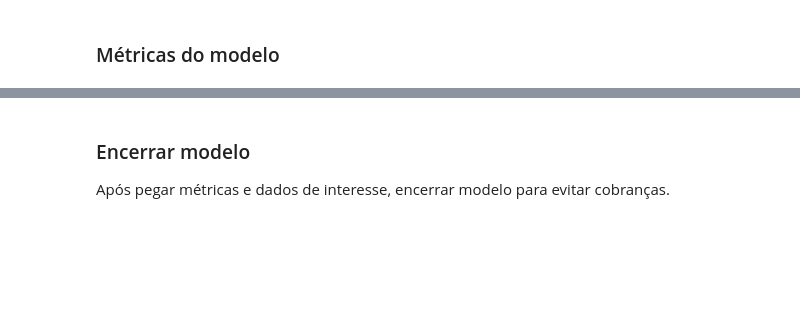
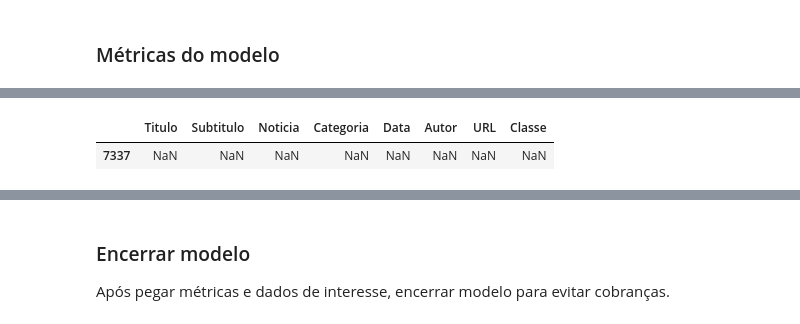
Before and after one commit to RodriguesRBruno/ProjetoMultidisciplinar, a Jupyter notebook: model.ipynb, the cells around one changed output, grey strips where cells are left out. Drawn from its saved outputs; the diff is of its cells as text; code cells hidden in the pictures; blank space fills up the shorter version.

```diff
--- a/model.ipynb
+++ b/model.ipynb
@@ -182,0 +278,5 @@ print(classification_report(y_test_2, y_pred_2))
+# %%
+alternative_df[alternative_df['Noticia'].isna()]
+# %% [output]
+|  | Titulo | Subtitulo | Noticia | Categoria | Data | Autor | URL | Classe |
+| 7337 | NaN | NaN | NaN | NaN | NaN | NaN | NaN | NaN |
```
Also changed, not shown: parts of 50 cells of this notebook, 1 other file.
